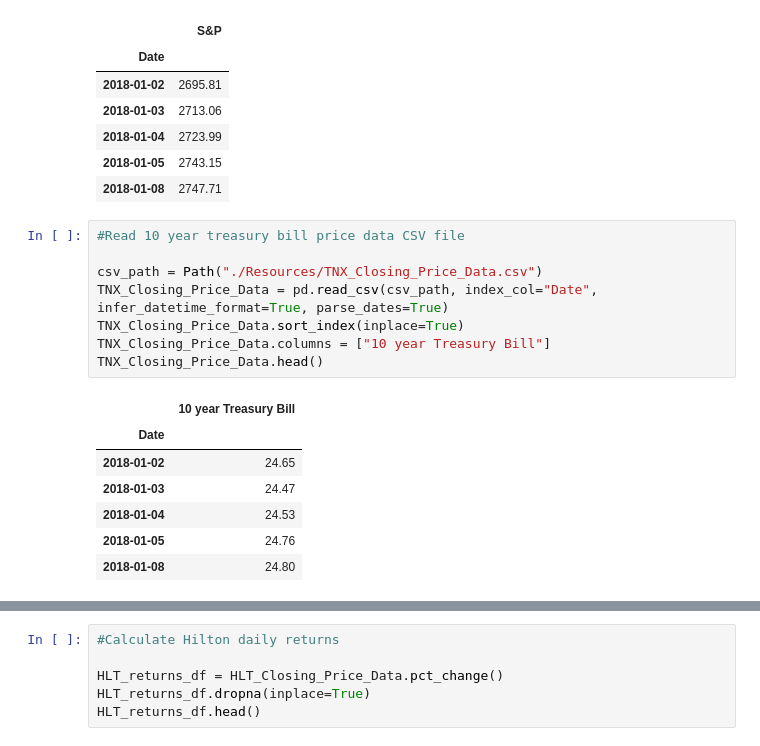
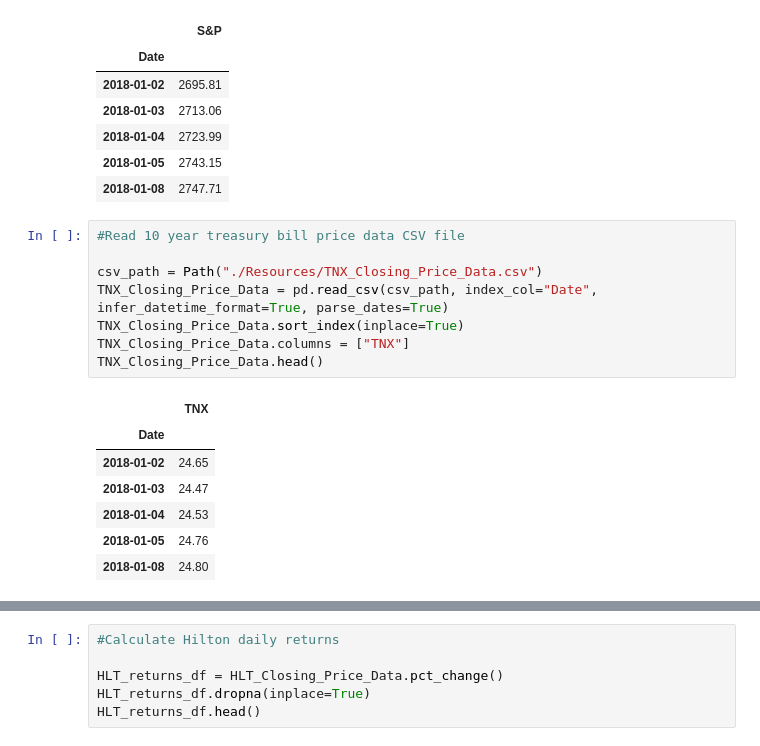
Before and after one commit to ronin2021/Analysis_of_Distressed_Securities_and_Implementing_Black_Scholes_Merton_Model_for_Options, a Jupyter notebook: sector_analysis.ipynb, the cells around one changed output, grey strips where cells are left out. Drawn from its saved outputs; the diff is of its cells as text.

```diff
--- a/sector_analysis.ipynb
+++ b/sector_analysis.ipynb
@@ -57,13 +57,13 @@ INX_Closing_Price_Data.head()
 # %%
 #Read 10 year treasury bill price data CSV file
 
 csv_path = Path("./Resources/TNX_Closing_Price_Data.csv")
 TNX_Closing_Price_Data = pd.read_csv(csv_path, index_col="Date", infer_datetime_format=True, parse_dates=True)
 TNX_Closing_Price_Data.sort_index(inplace=True)
-TNX_Closing_Price_Data.columns = ["10 year Treasury Bill"]
+TNX_Closing_Price_Data.columns = ["TNX"]
 TNX_Closing_Price_Data.head()
 # %% [output]
-|  | 10 year Treasury Bill |
+|  | TNX |
 | Date |  |
 | 2018-01-02 | 24.65 |
 | 2018-01-03 | 24.47 |
```
Also changed, not shown: parts of 25 cells of this notebook, 4 other files.
